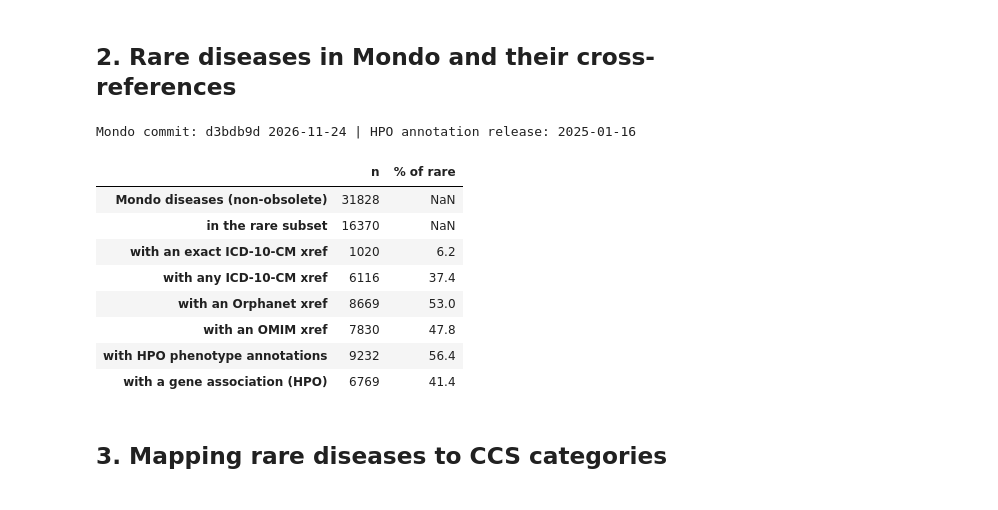
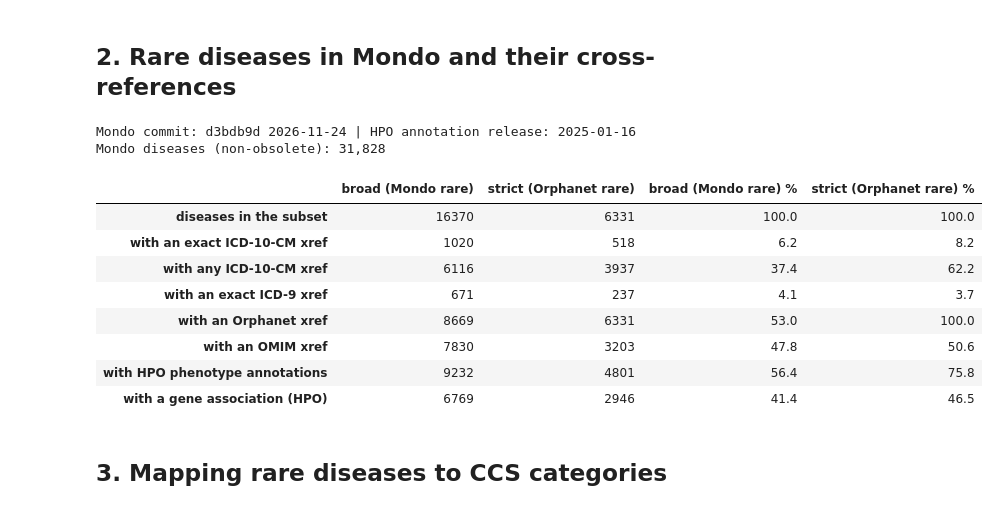
Before and after one commit to timothee-roi/cambridge-AI-medicine, a Jupyter notebook: notebooks/04_rare_disease_resources.ipynb, the cells around one changed output. Saved outputs shown, nothing was run; the diff lists cells and outputs as text; code cells hidden in the pictures.

```diff
--- a/notebooks/04_rare_disease_resources.ipynb
+++ b/notebooks/04_rare_disease_resources.ipynb
@@ -148,47 +163,53 @@ MIMIC-IV diagnoses_icd not found: count skipped.
 # %%
 mondo_obo = EXTERNAL / 'mondo' / 'src' / 'ontology' / 'mondo-edit.obo'
 mondo_version = 'unknown'
 try:
     mondo_version = subprocess.run(['git', '-C', str(EXTERNAL / 'mondo'), 'log', '-1', '--format=%h %cs'],
                                    capture_output=True, text=True).stdout.strip() or 'unknown'
 except Exception:
     pass
 mondo = parse_mondo(mondo_obo)
 rare = {k: v for k, v in mondo.items() if 'rare' in v.subsets}
+orpha = {k: v for k, v in mondo.items() if 'orphanet_rare' in v.subsets}
 hpo_dir = EXTERNAL / 'hpo'
 phen, genes, hpo_names = load_hpo_annotations(hpo_dir / 'phenotype.hpoa', hpo_dir / 'genes_to_phenotype.txt',
                                               hpo_dir / 'hp.obo')
 hpo_version = next((l.split(':', 1)[1].strip() for l in open(hpo_dir / 'phenotype.hpoa') if l.startswith('#version')), '?')
 print(f"Mondo commit: {mondo_version} | HPO annotation release: {hpo_version}")
 
 def has_profile(t, table):
     return any(k in table for k in mondo_disease_keys(t))
 
-rows = {
-    'Mondo diseases (non-obsolete)': len(mondo),
-    'in the rare subset': len(rare),
-    '  with an exact ICD-10-CM xref': sum(bool(t.icd10cm_exact) for t in rare.values()),
-    '  with any ICD-10-CM xref': sum(bool(t.icd10cm_exact or t.icd10cm_related) for t in rare.values()),
-    '  with an Orphanet xref': sum(bool(t.orphanet) for t in rare.values()),
-    '  with an OMIM xref': sum(bool(t.omim) for t in rare.values()),
-    '  with HPO phenotype annotations': sum(has_profile(t, phen) for t in rare.values()),
-    '  with a gene association (HPO)': sum(has_profile(t, genes) for t in rare.values()),
-}
-coverage = pd.DataFrame({'n': rows})
-coverage['% of rare'] = (100 * coverage['n'] / len(rare)).round(1)
-coverage.loc[['Mondo diseases (non-obsolete)', 'in the rare subset'], '% of rare'] = np.nan
+def coverage_rows(S):
+    return {
+        'diseases in the subset': len(S),
+        'with an exact ICD-10-CM xref': sum(bool(t.icd10cm_exact) for t in S.values()),
+        'with any ICD-10-CM xref': sum(bool(t.icd10cm_exact or t.icd10cm_related) for t in S.values()),
+        'with an exact ICD-9 xref': sum(bool(t.icd9_exact) for t in S.values()),
+        'with an Orphanet xref': sum(bool(t.orphanet) for t in S.values()),
+        'with an OMIM xref': sum(bool(t.omim) for t in S.values()),
+        'with HPO phenotype annotations': sum(has_profile(t, phen) for t in S.values()),
+        'with a gene association (HPO)': sum(has_profile(t, genes) for t in S.values()),
+    }
+rows = coverage_rows(rare)
+rows_orpha = coverage_rows(orpha)
+print(f"Mondo diseases (non-obsolete): {len(mondo):,}")
+coverage = pd.DataFrame({'broad (Mondo rare)': rows, 'strict (Orphanet rare)': rows_orpha})
+for col in list(coverage.columns):
+    coverage[col + ' %'] = (100 * coverage[col] / coverage.loc['diseases in the subset', col]).round(1)
 coverage
 # %% [output]
 Mondo commit: d3bdb9d 2026-11-24 | HPO annotation release: 2025-01-16
+Mondo diseases (non-obsolete): 31,828
-|  | n | % of rare |
-| Mondo diseases (non-obsolete) | 31828 | NaN |
-| in the rare subset | 16370 | NaN |
-| with an exact ICD-10-CM xref | 1020 | 6.2 |
-| with any ICD-10-CM xref | 6116 | 37.4 |
-| with an Orphanet xref | 8669 | 53.0 |
-| with an OMIM xref | 7830 | 47.8 |
-| with HPO phenotype annotations | 9232 | 56.4 |
-| with a gene association (HPO) | 6769 | 41.4 |
+|  | broad (Mondo rare) | strict (Orphanet rare) | broad (Mondo rare) % | strict (Orphanet rare) % |
+| diseases in the subset | 16370 | 6331 | 100.0 | 100.0 |
+| with an exact ICD-10-CM xref | 1020 | 518 | 6.2 | 8.2 |
+| with any ICD-10-CM xref | 6116 | 3937 | 37.4 | 62.2 |
+| with an exact ICD-9 xref | 671 | 237 | 4.1 | 3.7 |
+| with an Orphanet xref | 8669 | 6331 | 53.0 | 100.0 |
+| with an OMIM xref | 7830 | 3203 | 47.8 | 50.6 |
+| with HPO phenotype annotations | 9232 | 4801 | 56.4 | 75.8 |
+| with a gene association (HPO) | 6769 | 2946 | 41.4 | 46.5 |
 # %% [markdown]
 ## 3. Mapping rare diseases to CCS categories
 # %%
```
Also changed, not shown: parts of 5 cells of this notebook, 8 other files.
